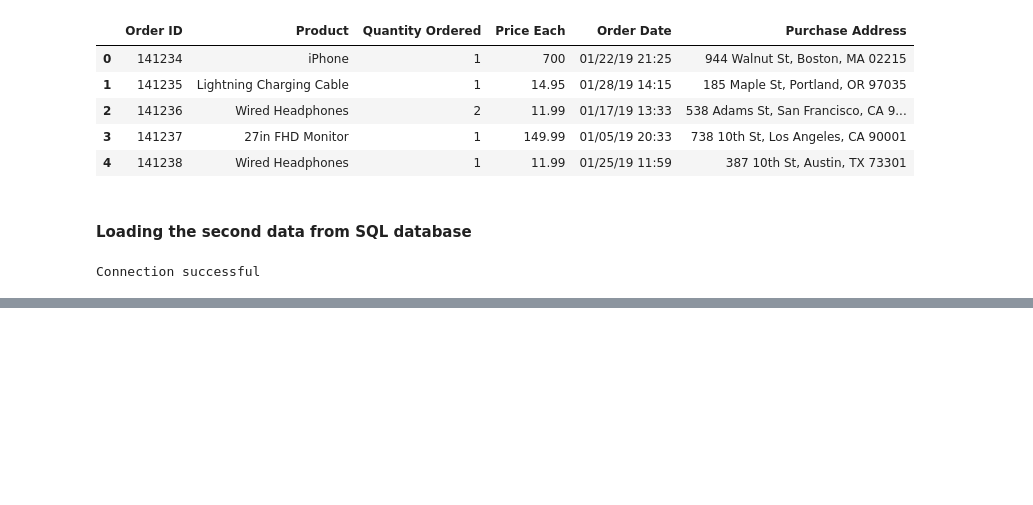
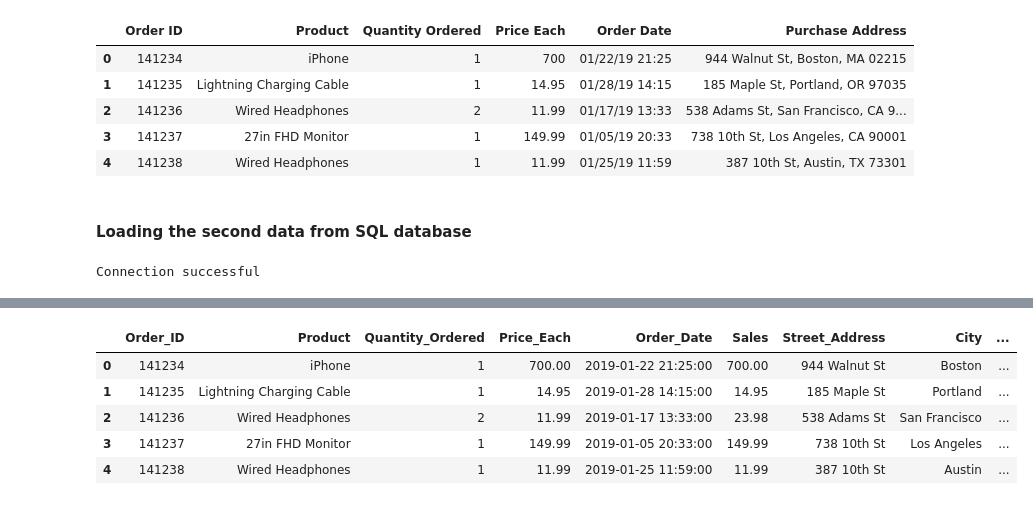
Before and after one commit to Theresah-Essuman/Sales-Data-Analysis-for-2019, a Jupyter notebook: notebook/main.ipynb, the cells around one changed output, grey strips where cells are left out. Cells and saved outputs as stored; diff of their text form; code cells hidden in the pictures; blank space fills up the shorter version.

```diff
--- a/notebook/main.ipynb
+++ b/notebook/main.ipynb
@@ -157,0 +447,4 @@ A comprehensive analysis of the datasets is provided to obtain insight into the
+# %%
+# Filter out 2019 data from the entire dataset provided
+data_2019 = full_year_data[full_year_data['Order_Date'].dt.year == 2019]
+data_2019.head()
@@ -157,0 +458,7 @@ A comprehensive analysis of the datasets is provided to obtain insight into the
+# %%
+# Generate column for sales
+data_2019['Sales'] = data_2019['Quantity_Ordered'] * data_2019['Price_Each']
+# %%
+# Split the value in the Purchase Address into Street Address, City, and State/ZIP Code
+data_2019[['Street_Address', 'City','State/ZIP_Code']] = data_2019['Purchase_Address'].astype('str').str.split(',', expand=True)
+data_2019.head()
@@ -157,0 +472,15 @@ A comprehensive analysis of the datasets is provided to obtain insight into the
+# %%
+# Split the State/ZIP_Code column into their respective individual columns
+data_2019[['State', 'ZIP_Code']] = data_2019['State/ZIP_Code'].astype('str').str.split(expand=True)
+# %%
+# Drop Purchase Address and State/ZIP_Code columns
+data_2019.drop(['Purchase_Address', 'State/ZIP_Code'],axis=1, inplace=True)
+
+data_2019.head()
+# %% [output]
+|  | Order_ID | Product | Quantity_Ordered | Price_Each | Order_Date | Sales | Street_Address | City | ... |
+| 0 | 141234 | iPhone | 1 | 700.00 | 2019-01-22 21:25:00 | 700.00 | 944 Walnut St | Boston | ... |
+| 1 | 141235 | Lightning Charging Cable | 1 | 14.95 | 2019-01-28 14:15:00 | 14.95 | 185 Maple St | Portland | ... |
+| 2 | 141236 | Wired Headphones | 2 | 11.99 | 2019-01-17 13:33:00 | 23.98 | 538 Adams St | San Francisco | ... |
+| 3 | 141237 | 27in FHD Monitor | 1 | 149.99 | 2019-01-05 20:33:00 | 149.99 | 738 10th St | Los Angeles | ... |
+| 4 | 141238 | Wired Headphones | 1 | 11.99 | 2019-01-25 11:59:00 | 11.99 | 387 10th St | Austin | ... |
```
Also changed, not shown: parts of 45 cells of this notebook.
